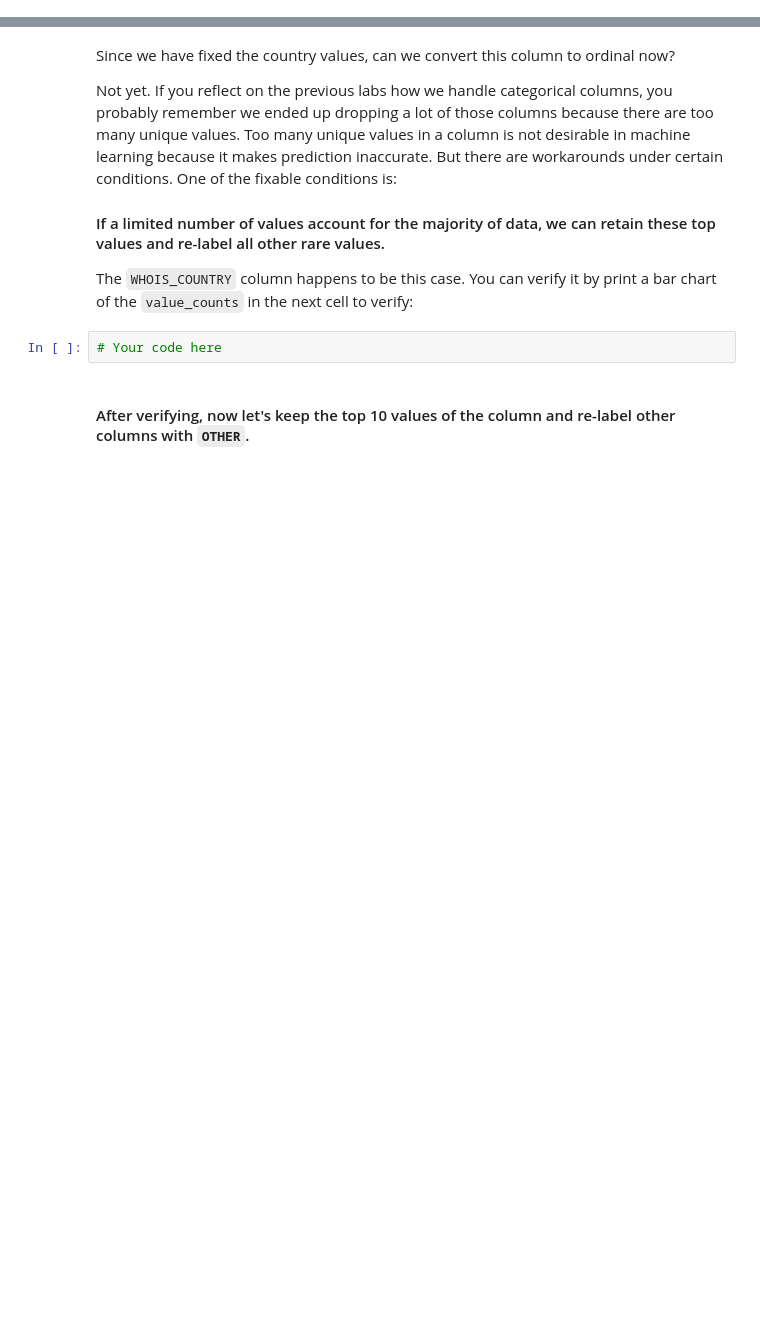
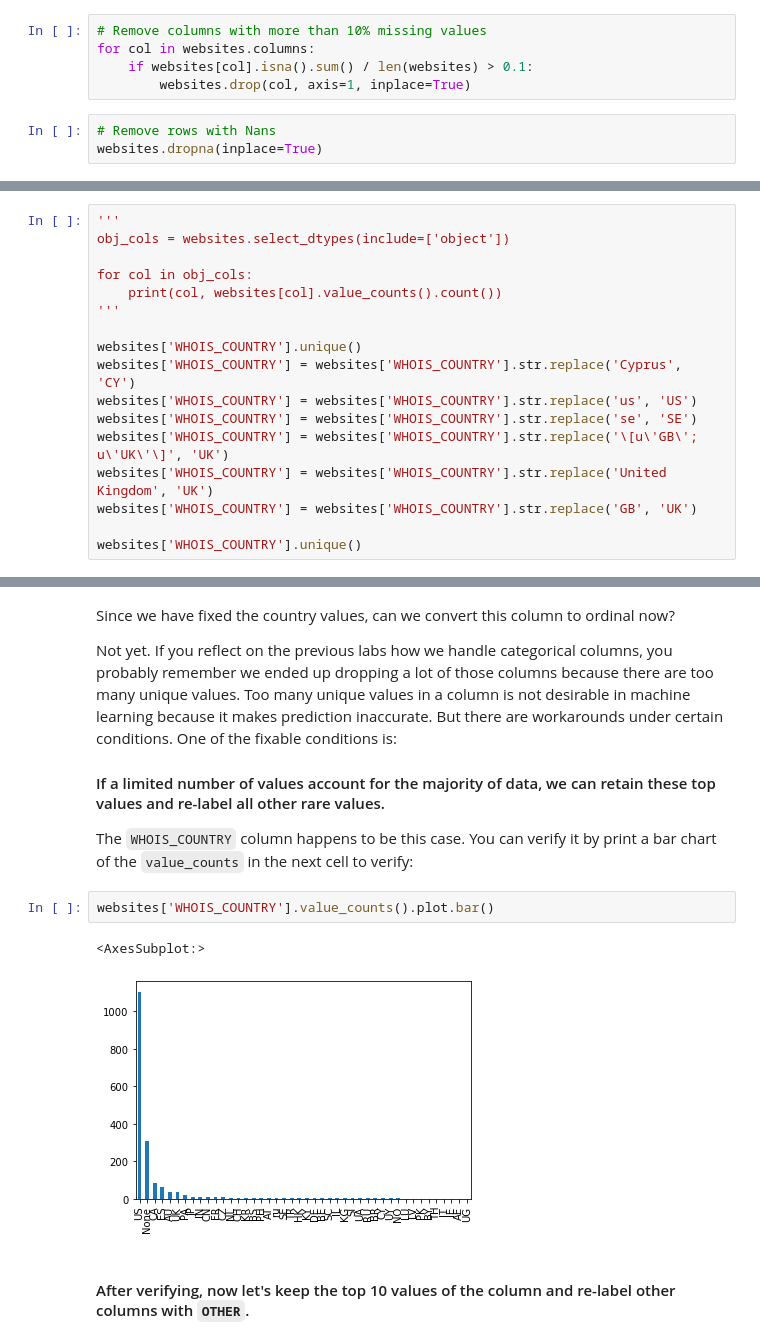
Before and after one commit to ta-data-lis/lab-supervised-learning, a Jupyter notebook: your-code/main.ipynb, the cells around one changed output, grey strips where cells are left out. Saved outputs shown, nothing was run; the diff lists cells and outputs as text; blank space fills up the shorter version.

```diff
--- a/your-code/main.ipynb
+++ b/your-code/main.ipynb
@@ -85,3 +328,11 @@ If you remember in the previous labs, we drop a column if the column contains a
+# %%
+# Remove columns with more than 10% missing values
+for col in websites.columns:
+    if websites[col].isna().sum() / len(websites) > 0.1:
+        websites.drop(col, axis=1, inplace=True)
+# %%
+# Remove rows with Nans
+websites.dropna(inplace=True)
 # %% [markdown]
 #### Again, examine the number of missing values in each column.
 
@@ -115,0 +385,17 @@ How to handle string columns is always case by case. Let's start by working on `
+# %%
+'''
+obj_cols = websites.select_dtypes(include=['object'])
+
+for col in obj_cols:
+    print(col, websites[col].value_counts().count())
+'''
+
+websites['WHOIS_COUNTRY'].unique()
+websites['WHOIS_COUNTRY'] = websites['WHOIS_COUNTRY'].str.replace('Cyprus', 'CY')
+websites['WHOIS_COUNTRY'] = websites['WHOIS_COUNTRY'].str.replace('us', 'US')
+websites['WHOIS_COUNTRY'] = websites['WHOIS_COUNTRY'].str.replace('se', 'SE')
+websites['WHOIS_COUNTRY'] = websites['WHOIS_COUNTRY'].str.replace('\[u\'GB\'; u\'UK\'\]', 'UK')
+websites['WHOIS_COUNTRY'] = websites['WHOIS_COUNTRY'].str.replace('United Kingdom', 'UK')
+websites['WHOIS_COUNTRY'] = websites['WHOIS_COUNTRY'].str.replace('GB', 'UK')
+
+websites['WHOIS_COUNTRY'].unique()
@@ -121,7 +413,10 @@ Not yet. If you reflect on the previous labs how we handle categorical columns,
 #### If a limited number of values account for the majority of data, we can retain these top values and re-label all other rare values.
 
 The `WHOIS_COUNTRY` column happens to be this case. You can verify it by print a bar chart of the `value_counts` in the next cell to verify:
-# %%
-# Your code here
+# %%
+websites['WHOIS_COUNTRY'].value_counts().plot.bar()
+# %% [output]
+<AxesSubplot:>
+[figure, added]
 # %% [markdown]
 #### After verifying, now let's keep the top 10 values of the column and re-label other columns with `OTHER`.
```
Also changed, not shown: parts of 74 cells of this notebook.
